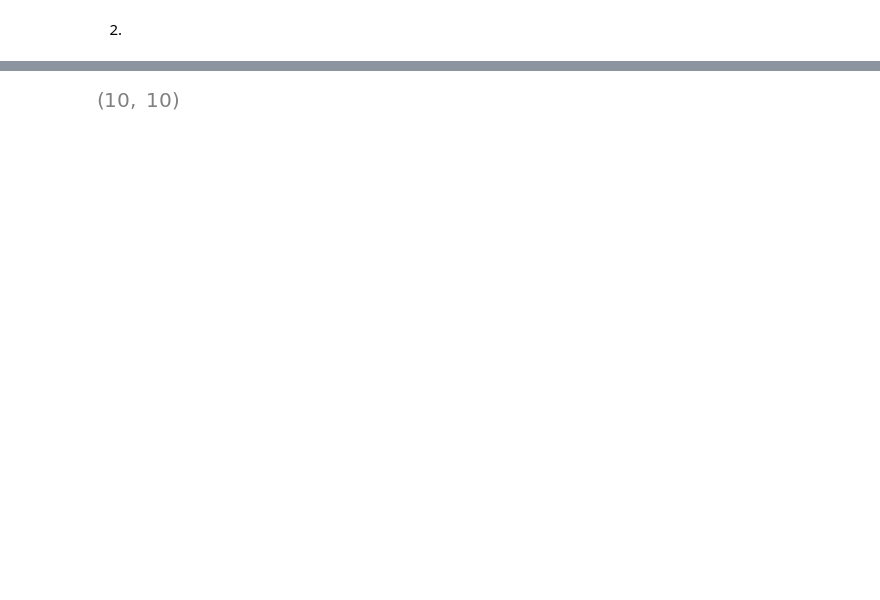
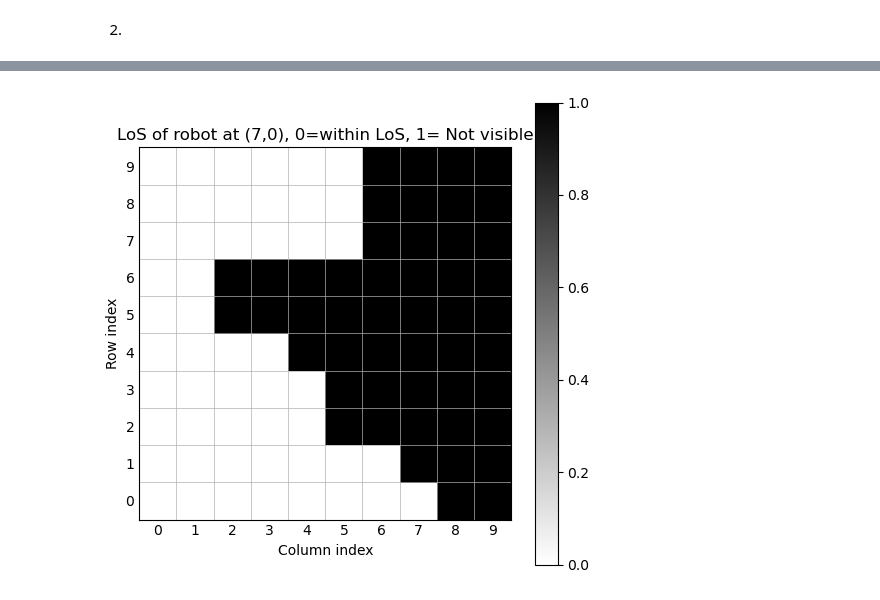
Before and after one commit to valentine-alia/MAE-6870, a Jupyter notebook: HW1_Files/HW1_Template.ipynb, the cells around one changed output, grey strips where cells are left out. Drawn from its saved outputs; the diff is of its cells as text; code cells hidden in the pictures; blank space fills up the shorter version.

```diff
--- a/HW1_Files/HW1_Template.ipynb
+++ b/HW1_Files/HW1_Template.ipynb
@@ -548,36 +557,49 @@ def check_connected(rcA,rcB,n,h,room_10x10):
     t = np.linspace(0,1,n)[:, None]
     line = rcA*(1-t) + rcB*t
     indexes = np.floor(line/h)
+    new = [list(i) for i in indexes]
+    indexes = np.unique(new,axis=0)
     truth = True
-    for id in indexes:
+    for i in range(len(indexes)-1): # minus one to not include enpoint square
+        id = indexes[i]
         if int(room_10x10[int(id[0]),int(id[1])]) == 1:
             truth = False
     return truth
 
+phit = 0.85
+pfa = 0.1
 def measurement_prob(rc,room_10x10):
     r =int(rc[0])
     c = int(rc[1])
     x = np.random.rand()
-    if room_10x10[r,c] == 1 and x <=0.85:
+    if room_10x10[r,c] == 1 and x <=phit:
         return 1
-    elif room_10x10[r,c]==1 and x>0.85:
+    elif room_10x10[r,c]==1 and x>phit:
         return 0
-    elif room_10x10[r,c]==0 and x<= 0.10:
+    elif room_10x10[r,c]==0 and x<= pfa:
         return 1
     else:
         return 0
 # %% [markdown]
 2.
 # %%
-def get_LoS(robot_rc,room_10x10):
+def get_LoS(robot_rc,room_10x10,n,h):
     #r,c = int(robot_rc[0]),int(robot_rc[1])
     LoS = np.zeros_like(room_10x10)
     shape = np.shape(room_10x10)
     for i in range(shape[0]):
         for j in range(shape[1]):
-            truth = check_connected(robot_rc,(i,j))
+            truth = check_connected(robot_rc,(i,j),n,h,room_10x10)
             if truth == True:
-                shape[i,j]=0
+                LoS[i,j]=0
             else:
-                shape[i,j]=1
-    return truth
+                LoS[i,j]=1
+    return LoS
+
+LoS10 = get_LoS((1,0),room_10x10,20,1)
+LoS18 = get_LoS((1,8),room_10x10,20,1)
+LoS70 = get_LoS((7,0),room_10x10,20,1)
+LoS88 = get_LoS((8,8),room_10x10,20,1)
+LoS_lst = [LoS10,LoS18,LoS70,LoS88]
+
+plot_occupancy(LoS10,"LoS of robot at (1,0), 0=within LoS, 1= Not visible")
@@ -587,4 +612,4 @@ TypeError: 'tuple' object is not callable
 # %%
-np.shape(room_10x10)
+plot_occupancy(LoS70,"LoS of robot at (7,0), 0=within LoS, 1= Not visible")
 # %% [output]
-[figure, old version]
+[figure, new version]
```
Also changed, not shown: parts of 21 cells of this notebook.
